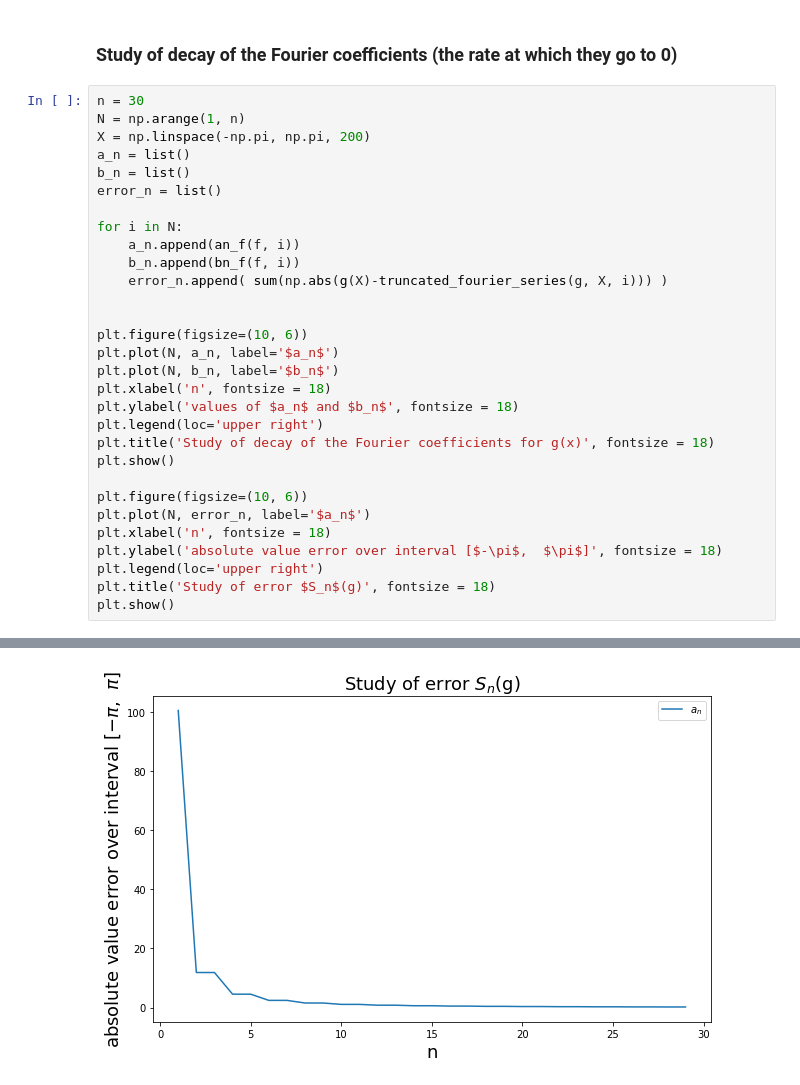
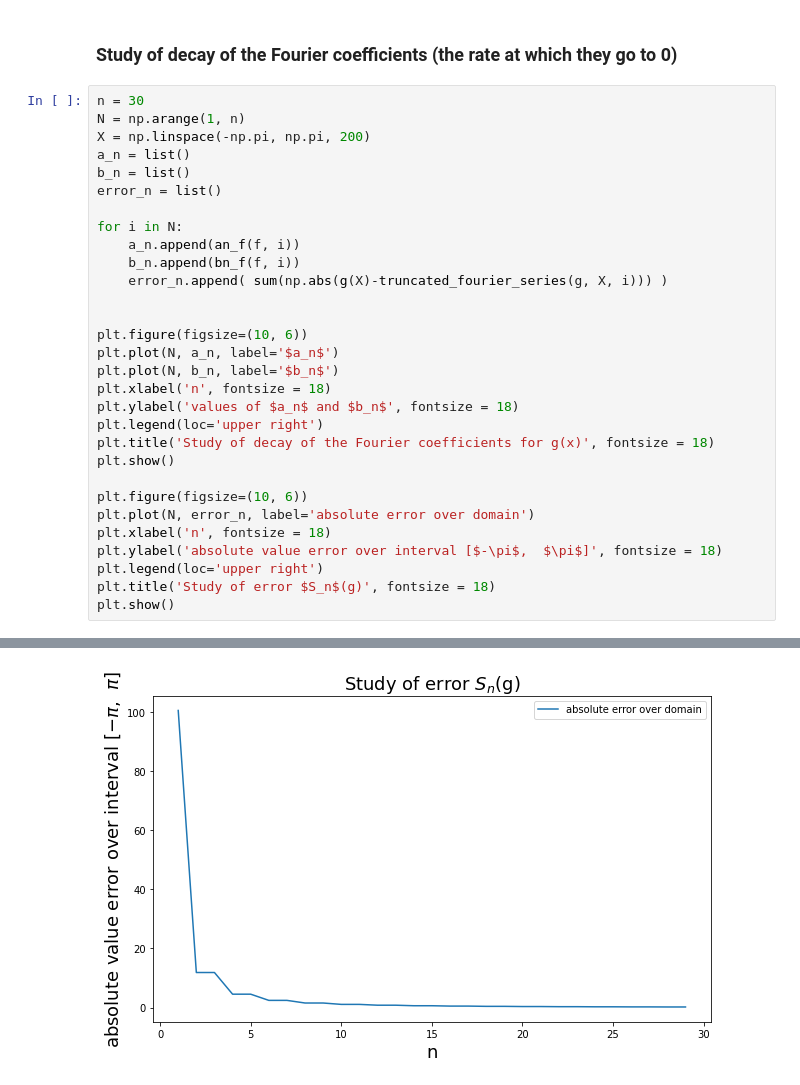
Before and after one commit to Kev1MSL/MAA-106-Project, a Jupyter notebook: Project_Li_Messali.ipynb, the cells around one changed output, grey strips where cells are left out. Cells and saved outputs as stored; diff of their text form.

Commit message:
correction on plot legend

```diff
--- a/Project_Li_Messali.ipynb
+++ b/Project_Li_Messali.ipynb
@@ -149,32 +149,32 @@ bn_g(10): 0.0
 n = 30
 N = np.arange(1, n)
 X = np.linspace(-np.pi, np.pi, 200)
 a_n = list()
 b_n = list()
 error_n = list()
 
 for i in N:
     a_n.append(an_f(f, i))
     b_n.append(bn_f(f, i))
     error_n.append( sum(np.abs(g(X)-truncated_fourier_series(g, X, i))) )
 
 
 plt.figure(figsize=(10, 6))
 plt.plot(N, a_n, label='$a_n$')
 plt.plot(N, b_n, label='$b_n$')
 plt.xlabel('n', fontsize = 18)
 plt.ylabel('values of $a_n$ and $b_n$', fontsize = 18)
 plt.legend(loc='upper right')
 plt.title('Study of decay of the Fourier coefficients for g(x)', fontsize = 18)
 plt.show()
 
 plt.figure(figsize=(10, 6))
-plt.plot(N, error_n, label='$a_n$')
+plt.plot(N, error_n, label='absolute error over domain')
 plt.xlabel('n', fontsize = 18)
 plt.ylabel('absolute value error over interval [$-\pi$,  $\pi$]', fontsize = 18)
 plt.legend(loc='upper right')
 plt.title('Study of error $S_n$(g)', fontsize = 18)
 plt.show()
 # %% [output]
 [figure]
-[figure, old version]
+[figure, new version]
```
